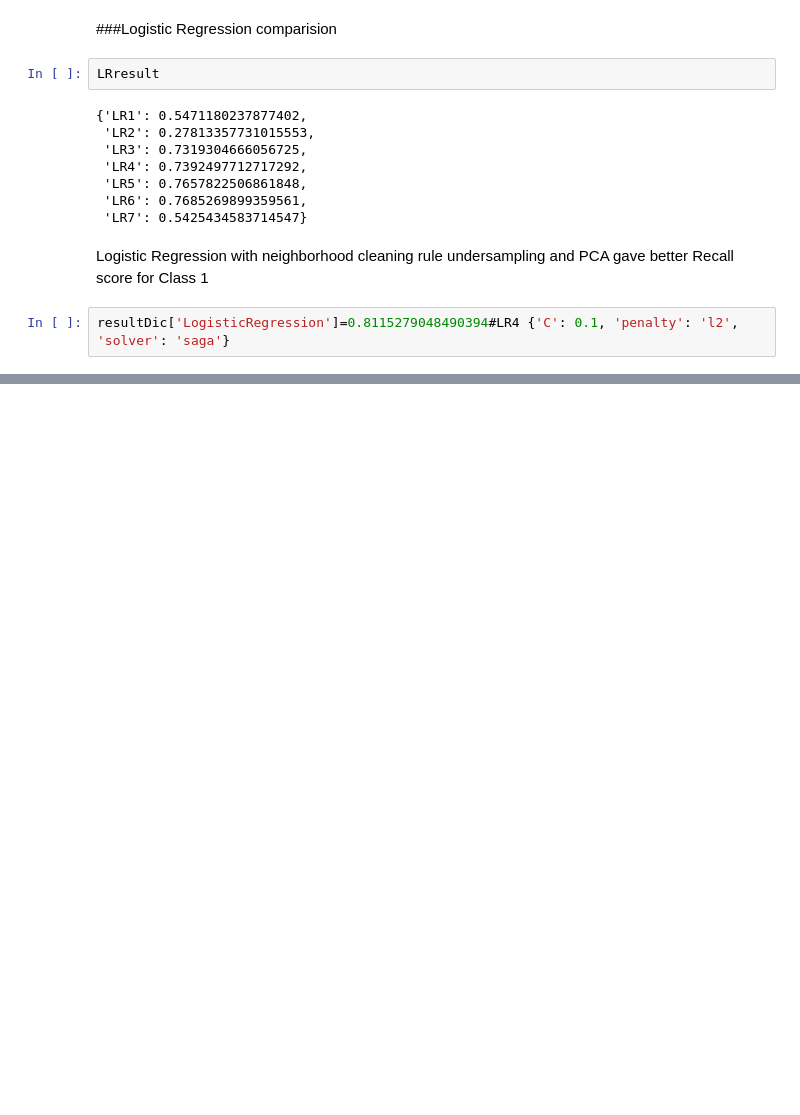
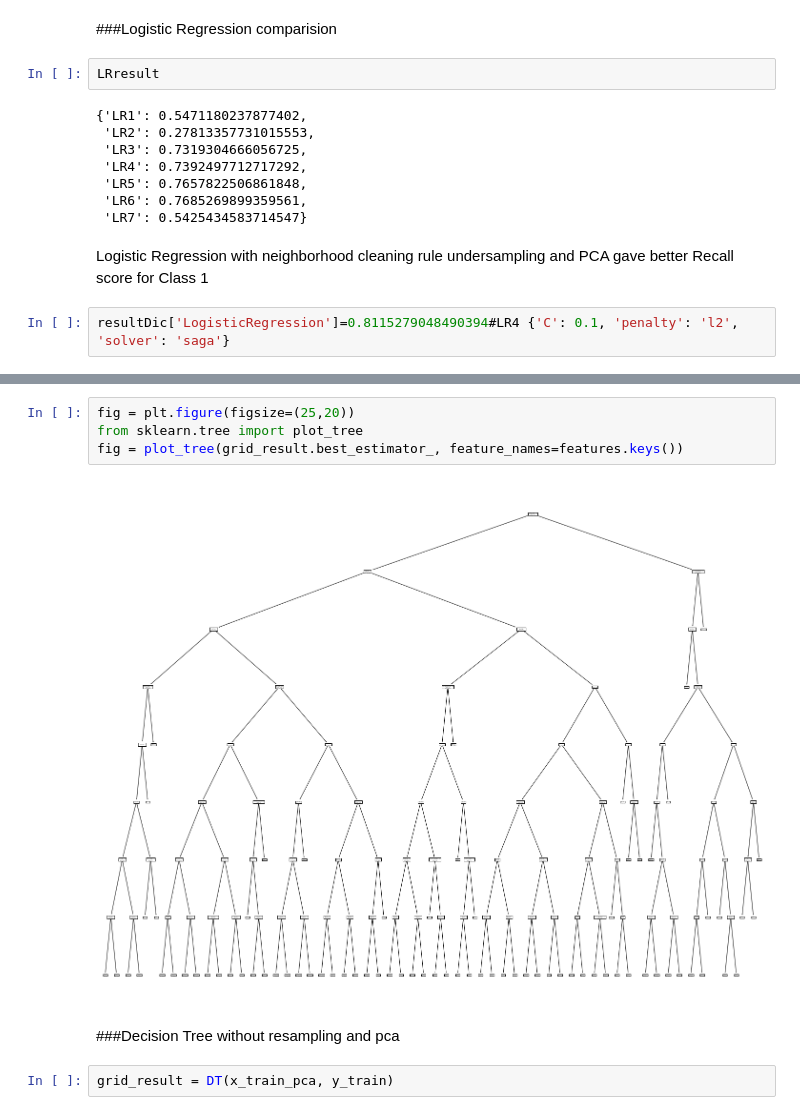
Before and after one commit to divya-medarametla/CMPE-255-Credit_Hazard-Forecasting, a Jupyter notebook: CMPE_255_Final.ipynb, the cells around one changed output, grey strips where cells are left out. Saved outputs shown, nothing was run; the diff lists cells and outputs as text; blank space fills up the shorter version.

```diff
--- a/CMPE_255_Final.ipynb
+++ b/CMPE_255_Final.ipynb
@@ -1034,0 +1110,10 @@ resultDic['LogisticRegression']=0.8115279048490394#LR4 {'C': 0.1, 'penalty': 'l2
+# %%
+fig = plt.figure(figsize=(25,20))
+from sklearn.tree import plot_tree
+fig = plot_tree(grid_result.best_estimator_, feature_names=features.keys())
+# %% [output]
+[figure, added]
+# %% [markdown]
+###Decision Tree without resampling and pca
+# %%
+grid_result = DT(x_train_pca, y_train)
```
Also changed, not shown: parts of 118 cells of this notebook.
